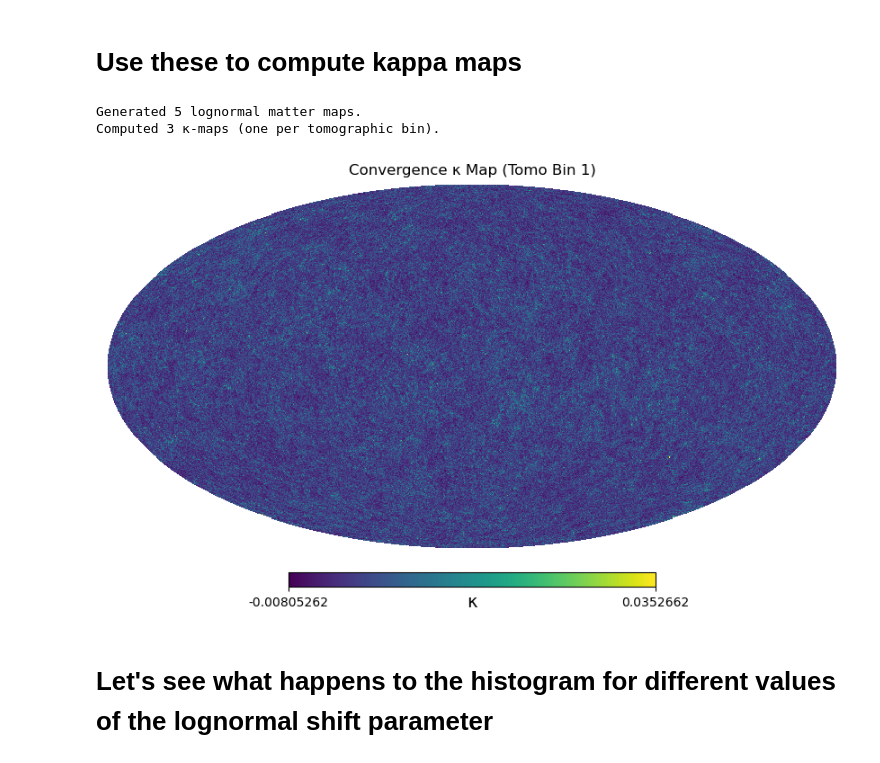
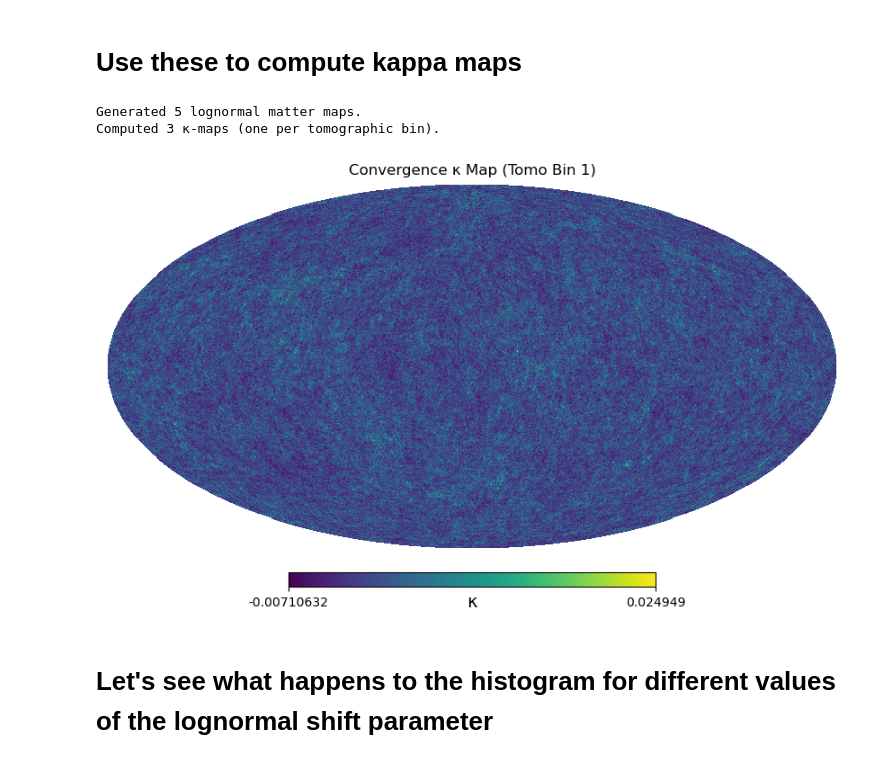
Before and after one commit to pltaylor16/BNTSmooth, a Jupyter notebook: build.ipynb, the cells around one changed output. Cells and saved outputs as stored; diff of their text form; code cells hidden in the pictures.

```diff
--- a/build.ipynb
+++ b/build.ipynb
@@ -105,7 +105,7 @@ sigma_eps_list = [0.26] * 3
 baryon_feedback = 3.13
 sigma8 = 0.8
 seed = 10
-l_max = 2048
+l_max = 1024
 lognormal_shift = 1.0
 zmax = 3.0
 nslices = 5
@@ -113,34 +113,34 @@ nslices = 5
 # --- Initialize simulation ---
 sim = LognormalWeakLensingSim(
     nz_list=nz_list,
     n_eff_list=n_eff_list,
     sigma_eps_list=sigma_eps_list,
     baryon_feedback=baryon_feedback,
     sigma8=sigma8,
     lognormal_shift=lognormal_shift,
     seed=seed,
     l_max=l_max,
     zmax=zmax,
     nslices=nslices
 )
 
 sim.set_cosmo()
 
 # --- Step 1: Generate lognormal matter fields ---
 matter_maps = sim.generate_matter_fields_from_scratch()
 print(f"Generated {len(matter_maps)} lognormal matter maps.")
 
 # --- Step 2: Compute kappa maps for each tomographic bin ---
 kappa_maps = sim.compute_kappa_maps(matter_maps)
 print(f"Computed {len(kappa_maps)} κ-maps (one per tomographic bin).")
 
 # --- Step 3: Plot the first κ-map ---
 hp.mollview(kappa_maps[0], title="Convergence κ Map (Tomo Bin 1)", unit="κ")
 plt.show()
 # %% [output]
 Generated 5 lognormal matter maps.
 Computed 3 κ-maps (one per tomographic bin).
-[figure, old version]
+[figure, new version]
 # %% [markdown]
 # Let's see what happens to the histogram for different values of the lognormal shift parameter
 # %%
```
Also changed, not shown: parts of 7 cells of this notebook.
